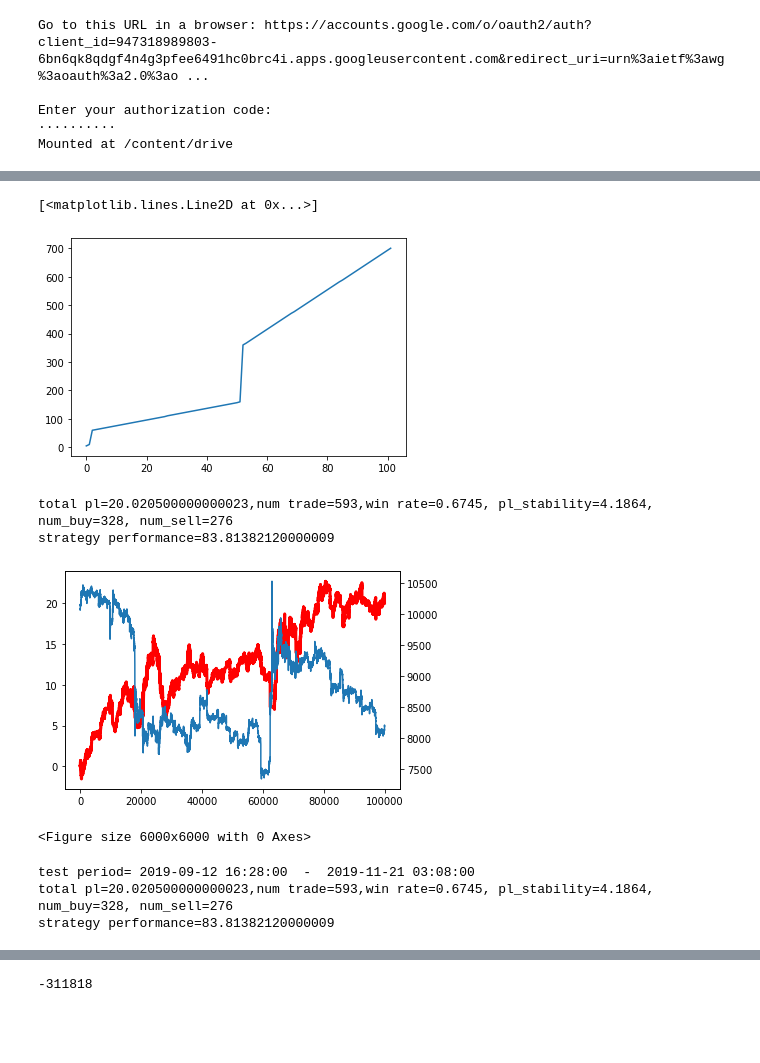
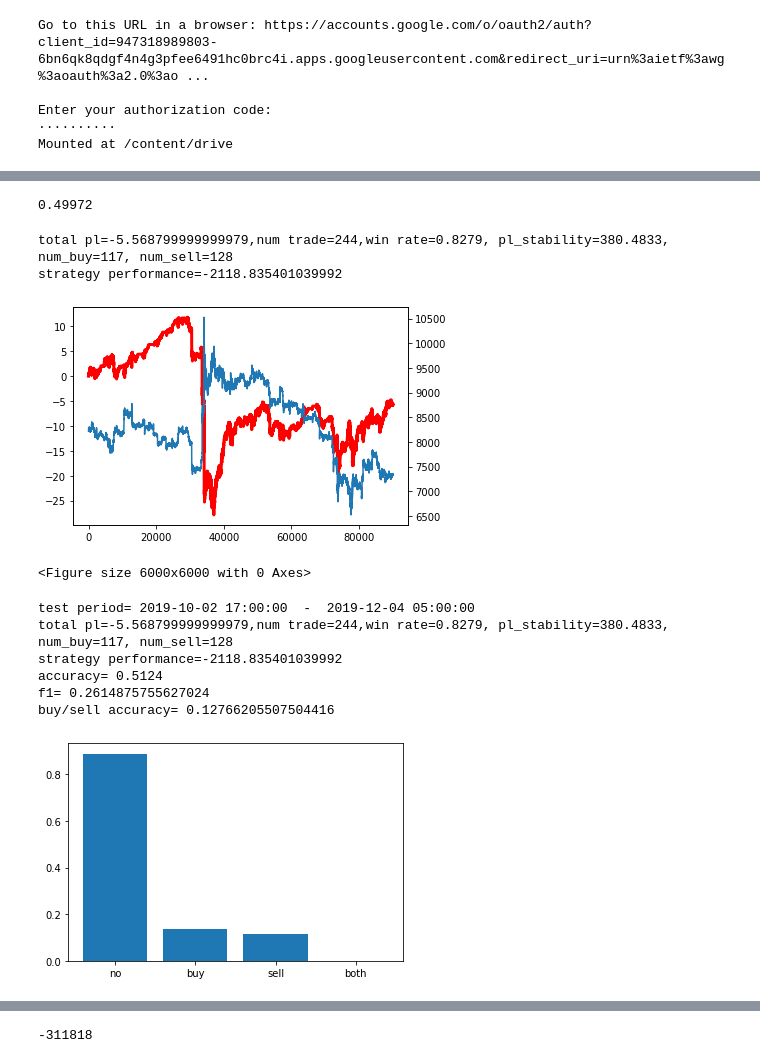
Before and after one commit to alunfes/mex-bot, a Jupyter notebook: Lgb_BPSP4.ipynb, the cells around one changed output, grey strips where cells are left out. Saved outputs shown, nothing was run; the diff lists cells and outputs as text; code cells hidden in the pictures; blank space fills up the shorter version.

```diff
--- a/Lgb_BPSP4.ipynb
+++ b/Lgb_BPSP4.ipynb
@@ -1275,7 +1289,7 @@ class SimAccount:
         self.slip_page = 0
         self.fee = 0.00015
         self.force_loss_cut_rate = 0.5
-        self.initial_asset = 1500
+        self.initial_asset = 1500000
         self.order_cancel_delay = 1
         self.ls_penalty = 0
 
@@ -1535,12 +1549,9 @@ class SimAccount:
         self.entry_order('buy' if self.holding_side == 'sell' else 'sell', 0, self.holding_size, 'losscut', 10, 9999, 9999, i, dt)
 
     def __calc_pl_stability(self):
-        base_line = np.linspace(self.performance_total_pl_log[0], self.performance_total_pl_log[-1],
-                                num=len(self.performance_total_pl_log))
-        sum_diff = 0
-        for i in range(len(base_line)):
-            sum_diff += (base_line[i] - self.performance_total_pl_log[i]) ** 2
-        self.pl_stability = round(1.0 / ((sum_diff ** 0.5) * self.total_pl / float(len(self.performance_total_pl_log))),4)
+        m = np.mean(np.diff(self.performance_total_pl_log))
+        res = 0
+        self.pl_stability = round(sum(map(lambda x: pow(m-x,2), np.diff(self.performance_total_pl_log))), 4)
 
     def __add_log(self, log, i, dt):
         self.total_pl_log.append(self.total_pl)
@@ -2859,49 +2734,61 @@ KeyboardInterrupt: ignored
 # %%
 importance = pd.DataFrame(model.feature_importance(), index=list(train_xb.columns), columns=['importance'])
 importance.sort_values('importance', ascending=False)[:50]
-# %%
-plt.plot(OneMinMarketData.term_list)
-# %% [output]
-[<matplotlib.lines.Line2D at 0x...>]
-[figure, removed]
+# %%
+test period= 2019-10-02 17:00:00  -  2019-10-08 06:20:00
+total pl=-0.5274999999999996,num trade=21,win rate=0.5238, pl_stability=7.4434, num_buy=13, num_sell=16
+strategy performance=-3.926393499999997
+accuracy= 0.4935
+f1= 0.27802186397580525
+buy/sell accuracy= 0.1871248638015481
+# %% [output]
+0.49972
 # %%
-#avert_period_kijun = 120
-avert_period_kijun = 480
-avert_val_kijun = -0.005
-lc = 100
+#best params: {'avert_onemine': 0, 'upper_kijun': 73, 'avert_period_kijun': 166, 'avert_val_kijun': -87}
 
-prediction = lgbmodel.bpsp_prediction(model, test_xb, 0.7)
+avert_period_kijun = 166
+avert_val_kijun = -0.087
+lc = 50000
+
+prediction = lgbmodel.bpsp_prediction(model, test_xb, 0.73)
+#prediction = lgbmodel.bpsp_prediction3(model, test_xb, 0.5)
 #prediction = lgbmodel.bpsp_prediction2(model, test_xb)
+#prediction = lgbmodel.bpsp_prediction2_kai(model, test_xb)
 sim = Sim()
 ac = SimAccount()
-ac = sim.sim_model_pred_onemin_avert(start_ind, prediction, 50, lc, ac, avert_period_kijun)
+ac = sim.sim_model_pred_onemin_avert(start_ind, prediction, 50, lc, ac, avert_period_kijun, avert_val_kijun)
 #ac = sim.sim_model_pred_onemin(start_ind, prediction, 50, lc, ac)
 print('total pl={},num trade={},win rate={}, pl_stability={}, num_buy={}, num_sell={}'.format(ac.total_pl,ac.num_trade,ac.win_rate, ac.pl_stability, ac.num_buy,ac.num_sell))
 print('strategy performance={}'.format(ac.total_pl * ac.pl_stability))
 
-if i is 0:
+if i == 0:
     start_ind_log = start_ind
 else:
     end_ind_log = start_ind
 
-if end_ind_log is 0:
+if end_ind_log == 0:
     end_ind_log = start_ind_log
 
 
 fig, ax1 = plt.subplots()
 plt.figure(figsize=(30,30),dpi=200)
 ax1.plot(ac.performance_total_pl_log,color='red',linewidth = 3.0,label='pl')
 ax2 = ax1.twinx()
 ax2.plot(OneMinMarketData.ohlc.close[start_ind_log:end_ind_log + test_len])
 plt.show()
 print('test period=', OneMinMarketData.ohlc.dt[start_ind_log], ' - ', OneMinMarketData.ohlc.dt[end_ind_log + test_len])
 print('total pl={},num trade={},win rate={}, pl_stability={}, num_buy={}, num_sell={}'.format(ac.total_pl,ac.num_trade,ac.win_rate, ac.pl_stability, ac.num_buy,ac.num_sell))
 print('strategy performance={}'.format(ac.total_pl * ac.pl_stability))
+lgbmodel.eval_multi_score(prediction, test_yb)
 # %% [output]
-total pl=20.020500000000023,num trade=593,win rate=0.6745, pl_stability=4.1864, num_buy=328, num_sell=276
-strategy performance=83.81382120000009
+total pl=-5.568799999999979,num trade=244,win rate=0.8279, pl_stability=380.4833, num_buy=117, num_sell=128
+strategy performance=-2118.835401039992
-[figure, old version]
+[figure, new version]
 <Figure size 6000x6000 with 0 Axes>
-test period= 2019-09-12 16:28:00  -  2019-11-21 03:08:00
-total pl=20.020500000000023,num trade=593,win rate=0.6745, pl_stability=4.1864, num_buy=328, num_sell=276
-strategy performance=83.81382120000009
+test period= 2019-10-02 17:00:00  -  2019-12-04 05:00:00
+total pl=-5.568799999999979,num trade=244,win rate=0.8279, pl_stability=380.4833, num_buy=117, num_sell=128
+strategy performance=-2118.835401039992
+accuracy= 0.5124
+f1= 0.2614875755627024
+buy/sell accuracy= 0.12766205507504416
+[figure, added]
```
Also changed, not shown: parts of 23 cells of this notebook, 6 other files.
